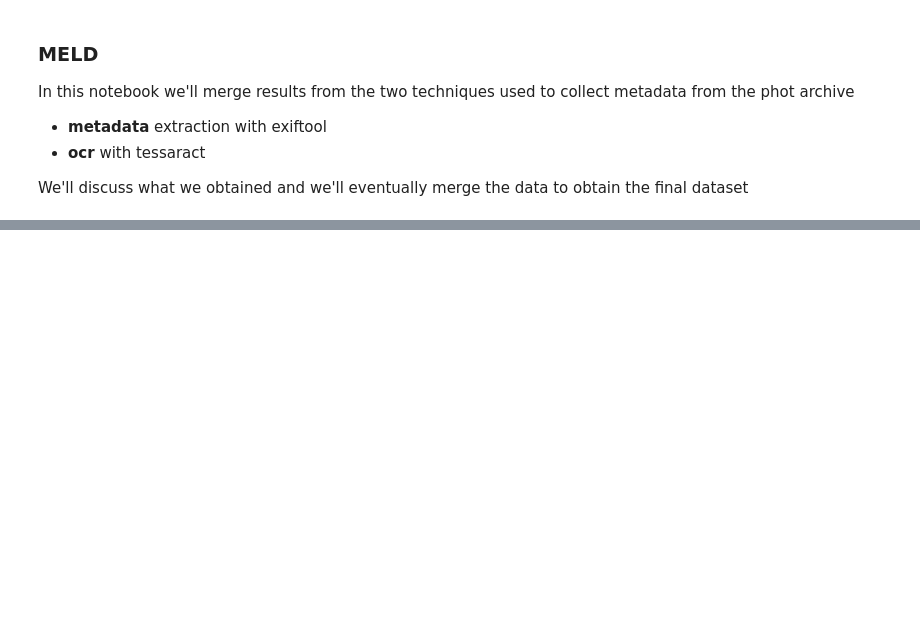
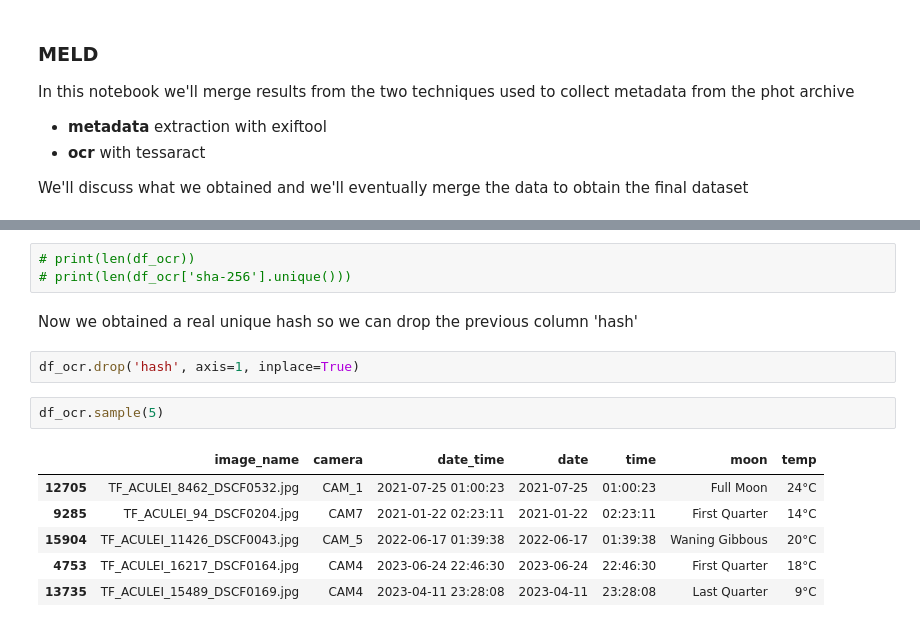
Before and after one commit to micheledinelli/aculei-ai, a Jupyter notebook: notebooks/meld.ipynb, the cells around one changed output, grey strips where cells are left out. Saved outputs shown, nothing was run; the diff lists cells and outputs as text; blank space fills up the shorter version.

```diff
--- a/notebooks/meld.ipynb
+++ b/notebooks/meld.ipynb
@@ -68,0 +78,16 @@ KeyError: Index(['hash'], dtype='object')
+# %%
+# print(len(df_ocr))
+# print(len(df_ocr['sha-256'].unique()))
+# %% [markdown]
+Now we obtained a real unique hash so we can drop the previous column 'hash'
+# %%
+df_ocr.drop('hash', axis=1, inplace=True)
+# %%
+df_ocr.sample(5)
+# %% [output]
+|  | image_name | camera | date_time | date | time | moon | temp |
+| 12705 | TF_ACULEI_8462_DSCF0532.jpg | CAM_1 | 2021-07-25 01:00:23 | 2021-07-25 | 01:00:23 | Full Moon | 24°C |
+| 9285 | TF_ACULEI_94_DSCF0204.jpg | CAM7 | 2021-01-22 02:23:11 | 2021-01-22 | 02:23:11 | First Quarter | 14°C |
+| 15904 | TF_ACULEI_11426_DSCF0043.jpg | CAM_5 | 2022-06-17 01:39:38 | 2022-06-17 | 01:39:38 | Waning Gibbous | 20°C |
+| 4753 | TF_ACULEI_16217_DSCF0164.jpg | CAM4 | 2023-06-24 22:46:30 | 2023-06-24 | 22:46:30 | First Quarter | 18°C |
+| 13735 | TF_ACULEI_15489_DSCF0169.jpg | CAM4 | 2023-04-11 23:28:08 | 2023-04-11 | 23:28:08 | Last Quarter | 9°C |
```
Also changed, not shown: parts of 26 cells of this notebook, 4 other files.
